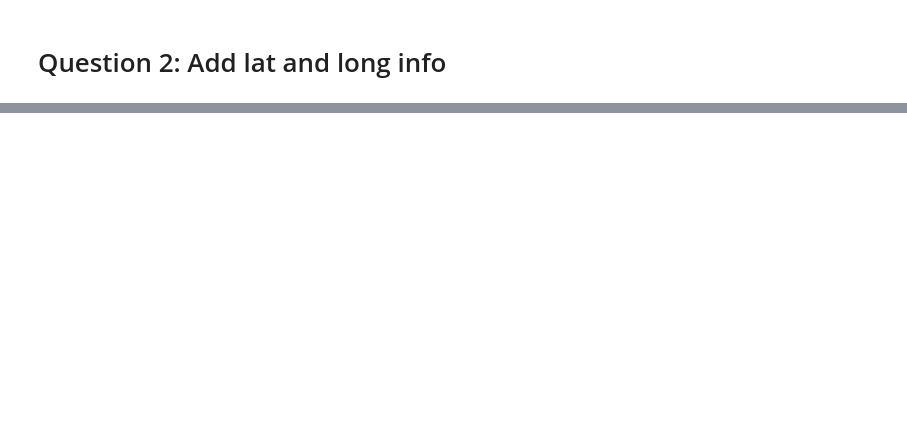
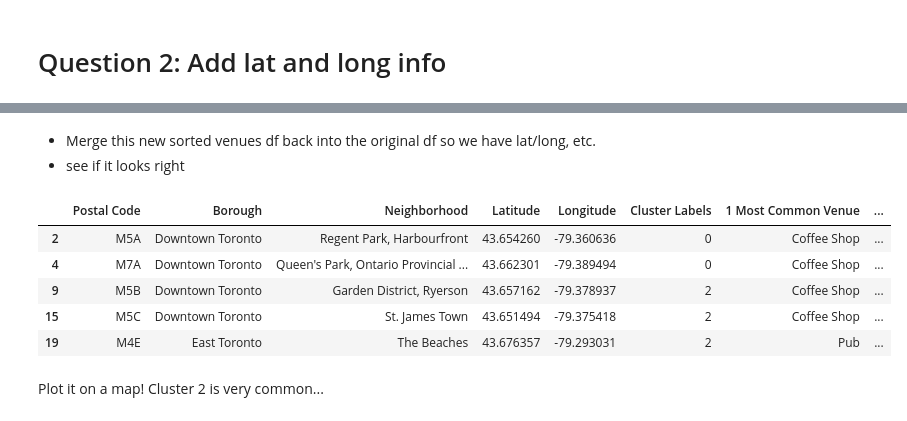
Before and after one commit to mehlmanmichael/Coursera_Capstone, a Jupyter notebook: Week_2_Assignment.ipynb, the cells around one changed output, grey strips where cells are left out. Cells and saved outputs as stored; diff of their text form; code cells hidden in the pictures; blank space fills up the shorter version.

```diff
--- a/Week_2_Assignment.ipynb
+++ b/Week_2_Assignment.ipynb
@@ -49,0 +119,5 @@ print(df.shape)
+# %%
+def return_most_common_venues(row, num_top_venues):
+    row_categories = row.iloc[1:]
+    row_categories_sorted = row_categories.sort_values(ascending=False)
+    return row_categories_sorted.index.values[0:num_top_venues]
@@ -49,0 +131,29 @@ print(df.shape)
+# %%
+num_top_venues = 5
+n_clusters = 6
+columns = ['Neighborhood']
+for ind in np.arange(num_top_venues):
+    columns.append('{} Most Common Venue'.format(ind+1))
+neighborhoods_venues_sorted = pd.DataFrame(columns=columns)
+neighborhoods_venues_sorted['Neighborhood'] = grouped['Neighborhood']
+for ind in np.arange(grouped.shape[0]):
+    neighborhoods_venues_sorted.iloc[ind, 1:] = return_most_common_venues(grouped.iloc[ind, :], num_top_venues)
+grouped_clustering = grouped.drop('Neighborhood', 1)
+kmeans = KMeans(n_clusters=n_clusters, random_state=0).fit(grouped_clustering)#fit clusters
+neighborhoods_venues_sorted.insert(0, 'Cluster Labels', kmeans.labels_)
+# %% [markdown]
+* Merge this new sorted venues df back into the original df so we have lat/long, etc.
+* see if it looks right
+# %%
+merged = df
+merged = merged.join(neighborhoods_venues_sorted.set_index('Neighborhood'), on='Neighborhood')
+merged.head()
+# %% [output]
+|  | Postal Code | Borough | Neighborhood | Latitude | Longitude | Cluster Labels | 1 Most Common Venue | ... |
+| 2 | M5A | Downtown Toronto | Regent Park, Harbourfront | 43.654260 | -79.360636 | 0 | Coffee Shop | ... |
+| 4 | M7A | Downtown Toronto | Queen's Park, Ontario Provincial ... | 43.662301 | -79.389494 | 0 | Coffee Shop | ... |
+| 9 | M5B | Downtown Toronto | Garden District, Ryerson | 43.657162 | -79.378937 | 2 | Coffee Shop | ... |
+| 15 | M5C | Downtown Toronto | St. James Town | 43.651494 | -79.375418 | 2 | Coffee Shop | ... |
+| 19 | M4E | East Toronto | The Beaches | 43.676357 | -79.293031 | 2 | Pub | ... |
+# %% [markdown]
+Plot it on a map!  Cluster 2 is very common...
```
Also changed, not shown: parts of 19 cells of this notebook.
